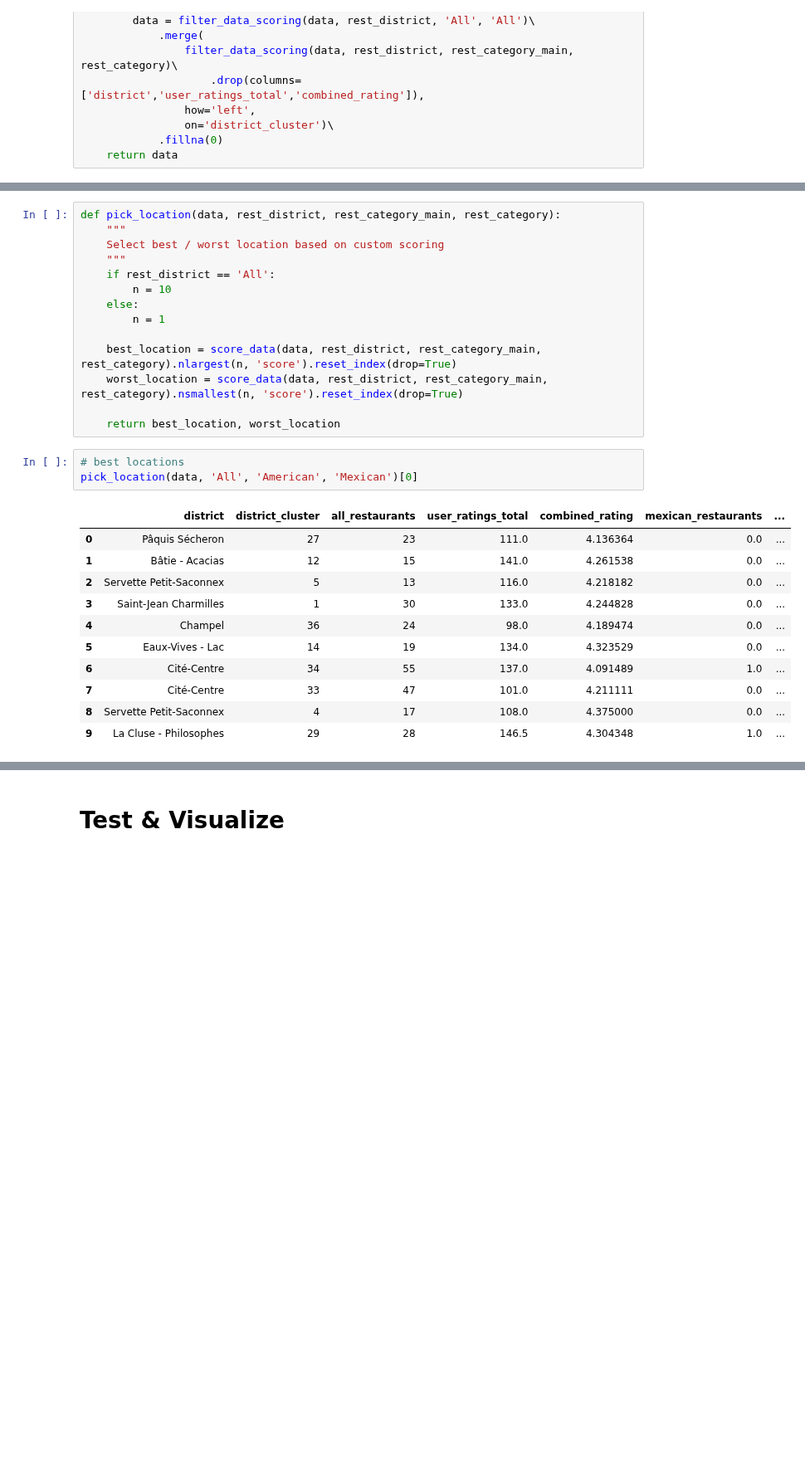
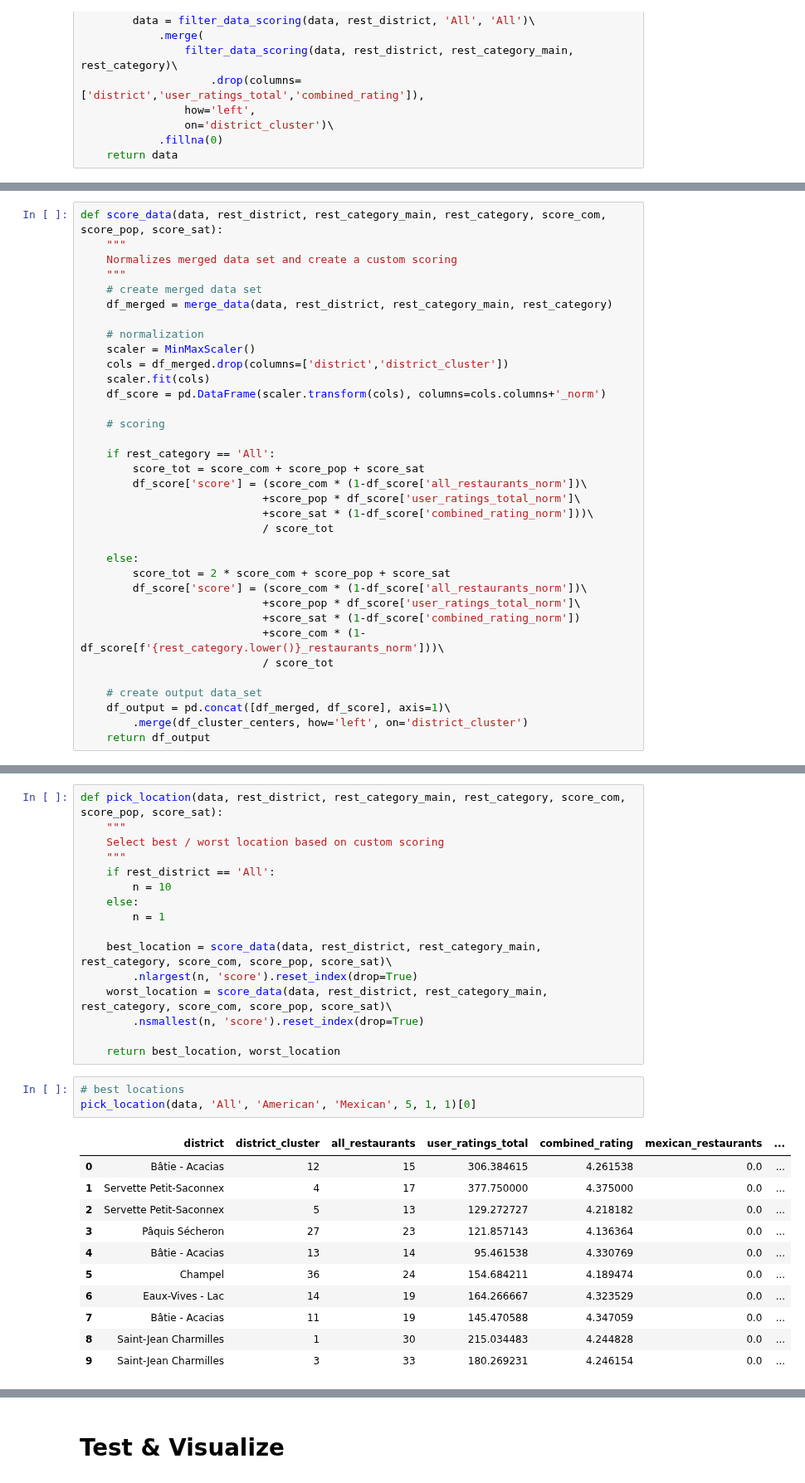
Before and after one commit to burakonurlu/best_restaurant_location, a Jupyter notebook: notebooks/burak_select_location_v1_05.ipynb, the cells around one changed output, grey strips where cells are left out. Shown at 83% size. Saved outputs shown, nothing was run; the diff lists cells and outputs as text; blank space fills up the shorter version.

```diff
--- a/notebooks/burak_select_location_v1_05.ipynb
+++ b/notebooks/burak_select_location_v1_05.ipynb
@@ -212,4 +220,39 @@ def score_data(data, rest_district, rest_category_main, rest_category):
     df_output = pd.concat([df_merged, df_score], axis=1)\
         .merge(df_cluster_centers, how='left', on='district_cluster')
     return df_output
+# %%
+def score_data(data, rest_district, rest_category_main, rest_category, score_com, score_pop, score_sat):
+    """
+    Normalizes merged data set and create a custom scoring
+    """
+    # create merged data set
+    df_merged = merge_data(data, rest_district, rest_category_main, rest_category)
+
+    # normalization
+    scaler = MinMaxScaler()
+    cols = df_merged.drop(columns=['district','district_cluster'])
+    scaler.fit(cols)
+    df_score = pd.DataFrame(scaler.transform(cols), columns=cols.columns+'_norm')
+
+    # scoring
+
+    if rest_category == 'All':
+        score_tot = score_com + score_pop + score_sat
+        df_score['score'] = (score_com * (1-df_score['all_restaurants_norm'])\
+                            +score_pop * df_score['user_ratings_total_norm']\
+                            +score_sat * (1-df_score['combined_rating_norm']))\
+                            / score_tot
+
+    else:
+        score_tot = 2 * score_com + score_pop + score_sat
+        df_score['score'] = (score_com * (1-df_score['all_restaurants_norm'])\
+                            +score_pop * df_score['user_ratings_total_norm']\
+                            +score_sat * (1-df_score['combined_rating_norm'])
+                            +score_com * (1-df_score[f'{rest_category.lower()}_restaurants_norm']))\
+                            / score_tot
+
+    # create output data_set
+    df_output = pd.concat([df_merged, df_score], axis=1)\
+        .merge(df_cluster_centers, how='left', on='district_cluster')
+    return df_output
 # %%
@@ -223,5 +286,5 @@ score_data(data, 'Cité-Centre', 'American', 'Mexican')
 # %%
-def pick_location(data, rest_district, rest_category_main, rest_category):
+def pick_location(data, rest_district, rest_category_main, rest_category, score_com, score_pop, score_sat):
     """
     Select best / worst location based on custom scoring
     """
@@ -230,22 +293,24 @@ def pick_location(data, rest_district, rest_category_main, rest_category):
     else:
         n = 1
 
-    best_location = score_data(data, rest_district, rest_category_main, rest_category).nlargest(n, 'score').reset_index(drop=True)
-    worst_location = score_data(data, rest_district, rest_category_main, rest_category).nsmallest(n, 'score').reset_index(drop=True)
+    best_location = score_data(data, rest_district, rest_category_main, rest_category, score_com, score_pop, score_sat)\
+        .nlargest(n, 'score').reset_index(drop=True)
+    worst_location = score_data(data, rest_district, rest_category_main, rest_category, score_com, score_pop, score_sat)\
+        .nsmallest(n, 'score').reset_index(drop=True)
 
     return best_location, worst_location
 # %%
 # best locations
-pick_location(data, 'All', 'American', 'Mexican')[0]
+pick_location(data, 'All', 'American', 'Mexican', 5, 1, 1)[0]
 # %% [output]
 |  | district | district_cluster | all_restaurants | user_ratings_total | combined_rating | mexican_restaurants | ... |
-| 0 | Pâquis Sécheron | 27 | 23 | 111.0 | 4.136364 | 0.0 | ... |
-| 1 | Bâtie - Acacias | 12 | 15 | 141.0 | 4.261538 | 0.0 | ... |
-| 2 | Servette Petit-Saconnex | 5 | 13 | 116.0 | 4.218182 | 0.0 | ... |
-| 3 | Saint-Jean Charmilles | 1 | 30 | 133.0 | 4.244828 | 0.0 | ... |
-| 4 | Champel | 36 | 24 | 98.0 | 4.189474 | 0.0 | ... |
-| 5 | Eaux-Vives - Lac | 14 | 19 | 134.0 | 4.323529 | 0.0 | ... |
-| 6 | Cité-Centre | 34 | 55 | 137.0 | 4.091489 | 1.0 | ... |
-| 7 | Cité-Centre | 33 | 47 | 101.0 | 4.211111 | 0.0 | ... |
-| 8 | Servette Petit-Saconnex | 4 | 17 | 108.0 | 4.375000 | 0.0 | ... |
-| 9 | La Cluse - Philosophes | 29 | 28 | 146.5 | 4.304348 | 1.0 | ... |
+| 0 | Bâtie - Acacias | 12 | 15 | 306.384615 | 4.261538 | 0.0 | ... |
+| 1 | Servette Petit-Saconnex | 4 | 17 | 377.750000 | 4.375000 | 0.0 | ... |
+| 2 | Servette Petit-Saconnex | 5 | 13 | 129.272727 | 4.218182 | 0.0 | ... |
+| 3 | Pâquis Sécheron | 27 | 23 | 121.857143 | 4.136364 | 0.0 | ... |
+| 4 | Bâtie - Acacias | 13 | 14 | 95.461538 | 4.330769 | 0.0 | ... |
+| 5 | Champel | 36 | 24 | 154.684211 | 4.189474 | 0.0 | ... |
+| 6 | Eaux-Vives - Lac | 14 | 19 | 164.266667 | 4.323529 | 0.0 | ... |
+| 7 | Bâtie - Acacias | 11 | 19 | 145.470588 | 4.347059 | 0.0 | ... |
+| 8 | Saint-Jean Charmilles | 1 | 30 | 215.034483 | 4.244828 | 0.0 | ... |
+| 9 | Saint-Jean Charmilles | 3 | 33 | 180.269231 | 4.246154 | 0.0 | ... |
```
Also changed, not shown: parts of 31 cells of this notebook, 1 other file.
